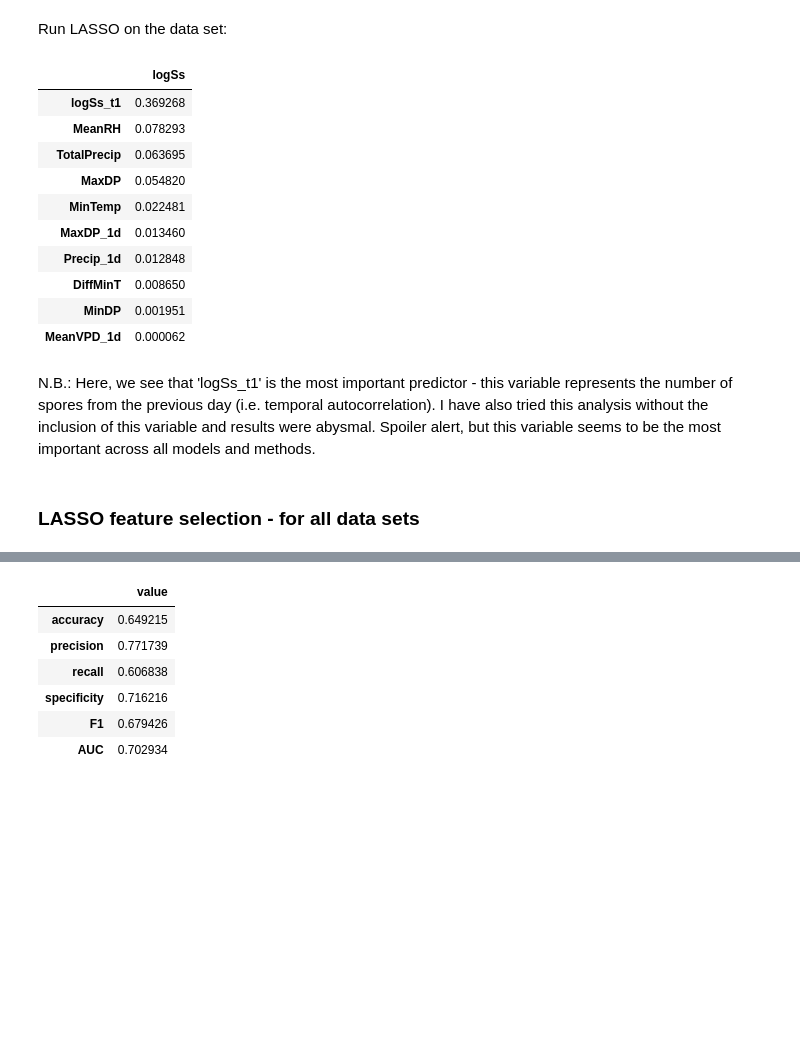
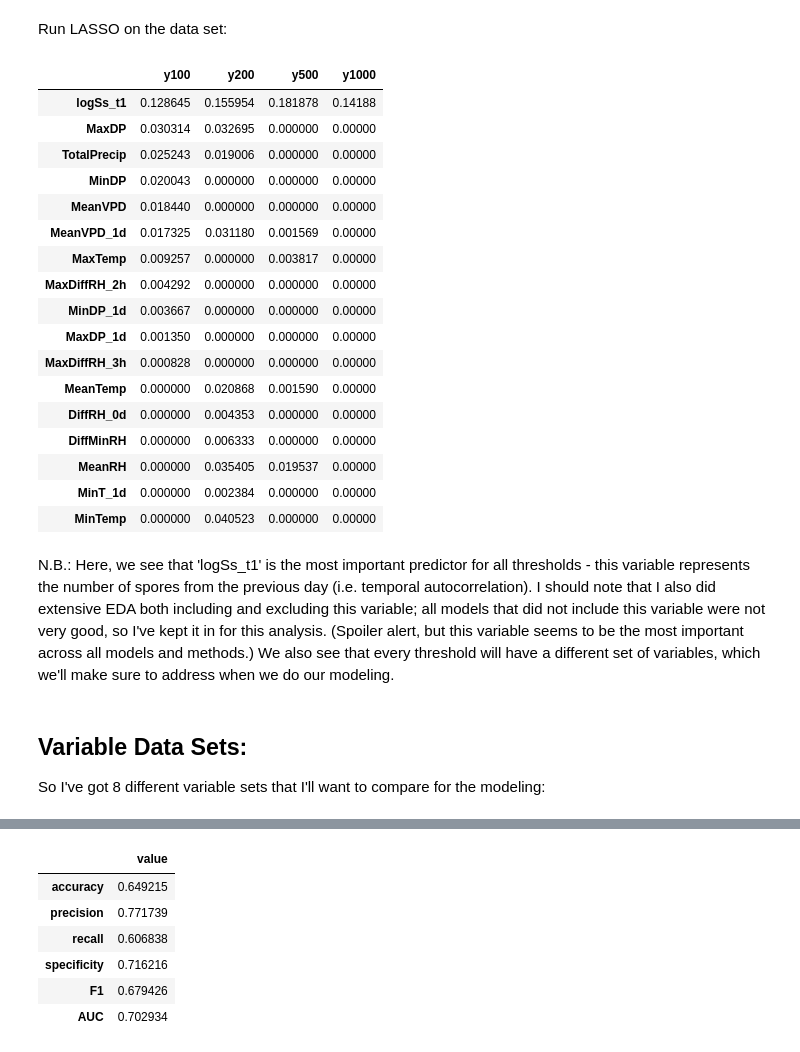
Before and after one commit to jdreich/Predicting_spores, a Jupyter notebook: ML_algorithms.ipynb, the cells around one changed output, grey strips where cells are left out. Saved outputs shown, nothing was run; the diff lists cells and outputs as text; code cells hidden in the pictures; blank space fills up the shorter version.

```diff
--- a/ML_algorithms.ipynb
+++ b/ML_algorithms.ipynb
@@ -360,10 +362,10 @@ y1000_test_nosoil = np.where(y_test_nosoil >= 1000, 1, 0)
 # %% [markdown]
 And this is probably not ideal practice, but I do want to get a sense of how many 'cases' we have in each of these data sets:
 # %%
-all_y = [y100_trainvalid_nosoil, y100_test_nosoil,
-         y200_trainvalid_nosoil, y200_test_nosoil,
-         y500_trainvalid_nosoil, y500_test_nosoil,
-         y1000_trainvalid_nosoil, y1000_test_nosoil]
+all_y = [y100_trainvalid, y100_test,
+         y200_trainvalid, y200_test,
+         y500_trainvalid, y500_test,
+         y1000_trainvalid, y1000_test]
 
 y_means = []
 for y in all_y:
@@ -490,57 +489,72 @@ preprocessor = ColumnTransformer([
 # %%
-preprocessor.fit(X_trainvalid_nosoil_log);
+preprocessor.fit(X_trainvalid_log);
 # %%
 ohe = preprocessor.named_transformers_['categorical'].named_steps['onehot']
 ohe_feature_names = list(ohe.get_feature_names_out(categorical_features))
 new_columns = numeric_feat_nosoil + ohe_feature_names
 new_columns;
 # %%
-# make data frames of the features
-X_trainvalid = pd.DataFrame(preprocessor.transform(X_trainvalid_nosoil_log),  index=X_trainvalid_nosoil_log.index,
+# make data frame of the transformed features:
+X_trainvalid = pd.DataFrame(preprocessor.transform(X_trainvalid_log),  index=X_trainvalid_log.index,
                             columns=new_columns)
-X_test = pd.DataFrame(preprocessor.transform(X_test_nosoil_log),  index=X_test_nosoil_log.index,  columns=new_columns)
-#X_all = pd.DataFrame(preprocessor.transform(asco_2019),  index=asco_2019.index,  columns=new_columns)
+X_test = pd.DataFrame(preprocessor.transform(X_test_log),  index=X_test_log.index,  columns=new_columns)
 # %% [markdown]
 Run LASSO on the data set:
 # %%
 # LASSO feature selection - need scaled features
-# ONE OPTION FOR DOING THIS BELOW: this is using the transformed/encoded X data set and using the binary y
-#                                  target
+# ONE OPTION FOR DOING THIS BELOW: which uses the log(no. spores) to model, rather than different thresholds;
+#       the problem with using different thresholds is that then you end up with 4 sets of selected variables
+#       (but this code is still there, just commented out)
+
 # Lasso:
 larcv = LassoCV(n_alphas=100, cv = 10, max_iter = 10000)
 
-#y_data_sets = [y100_trainvalid, y200_trainvalid, y500_trainvalid, y1000_trainvalid]
+y_data_sets = [y100_trainvalid, y200_trainvalid, y500_trainvalid, y1000_trainvalid]
 #y_data_sets = [ylog_all, y100_all, y200_all, y500_all, y1000_all]
-y_data_sets = [y_trainvalid_nosoil_log]
+#y_data_sets = [y_trainvalid_nosoil_log]
 larcv_coefs = pd.DataFrame(index = X_trainvalid.columns)
 
-# a for loop to perform all fits at once:
+# a for loop to perform all fits at once - this is more useful if we're wanting to use multiple data sets
+#    (i.e. if we were to use each of the different threshold data sets):
 for y in y_data_sets:
     larcv.fit(X_trainvalid, y)
+    # save coefficients in a data frame:
     larcv_ycoefs = pd.DataFrame(data=abs(larcv.coef_), index=X_trainvalid.columns)
 
     larcv_coefs = pd.concat([larcv_coefs, larcv_ycoefs], axis=1)
 
-#larcv_coefs.columns = ['ylog', 'y100', 'y200', 'y500', 'y1000']
-larcv_coefs.columns = ['logSs']
+# return the data frame:
+larcv_coefs.columns = ['y100', 'y200', 'y500', 'y1000']
+#larcv_coefs.columns = ['logSs']
 # %%
 # display results; remove variables that weren't selected in any of the models (i.e. their coefficient = 0)
-lasso_nosoil_log = larcv_coefs[(larcv_coefs.T > 1e-6).any()].sort_values(by='logSs', ascending=False)
+lasso_nosoil_log = larcv_coefs[(larcv_coefs.T > 1e-6).any()].sort_values(by='y100', ascending=False)
 lasso_nosoil_log_names = list(lasso_nosoil_log.index)
 lasso_nosoil_log
 # %% [output]
-|  | logSs |
-| logSs_t1 | 0.369268 |
-| MeanRH | 0.078293 |
-| TotalPrecip | 0.063695 |
-| MaxDP | 0.054820 |
-| MinTemp | 0.022481 |
-| MaxDP_1d | 0.013460 |
-| Precip_1d | 0.012848 |
-| DiffMinT | 0.008650 |
-| MinDP | 0.001951 |
-| MeanVPD_1d | 0.000062 |
+|  | y100 | y200 | y500 | y1000 |
+| logSs_t1 | 0.128645 | 0.155954 | 0.181878 | 0.14188 |
+| MaxDP | 0.030314 | 0.032695 | 0.000000 | 0.00000 |
+| TotalPrecip | 0.025243 | 0.019006 | 0.000000 | 0.00000 |
+| MinDP | 0.020043 | 0.000000 | 0.000000 | 0.00000 |
+| MeanVPD | 0.018440 | 0.000000 | 0.000000 | 0.00000 |
+| MeanVPD_1d | 0.017325 | 0.031180 | 0.001569 | 0.00000 |
+| MaxTemp | 0.009257 | 0.000000 | 0.003817 | 0.00000 |
+| MaxDiffRH_2h | 0.004292 | 0.000000 | 0.000000 | 0.00000 |
+| MinDP_1d | 0.003667 | 0.000000 | 0.000000 | 0.00000 |
+| MaxDP_1d | 0.001350 | 0.000000 | 0.000000 | 0.00000 |
+| MaxDiffRH_3h | 0.000828 | 0.000000 | 0.000000 | 0.00000 |
+| MeanTemp | 0.000000 | 0.020868 | 0.001590 | 0.00000 |
+| DiffRH_0d | 0.000000 | 0.004353 | 0.000000 | 0.00000 |
+| DiffMinRH | 0.000000 | 0.006333 | 0.000000 | 0.00000 |
+| MeanRH | 0.000000 | 0.035405 | 0.019537 | 0.00000 |
+| MinT_1d | 0.000000 | 0.002384 | 0.000000 | 0.00000 |
+| MinTemp | 0.000000 | 0.040523 | 0.000000 | 0.00000 |
 # %% [markdown]
-N.B.: Here, we see that 'logSs_t1' is the most important predictor - this variable represents the number of spores from the previous day (i.e. temporal autocorrelation). I have also tried this analysis without the inclusion of this variable and results were abysmal. Spoiler alert, but this variable seems to be the most important across all models and methods.
+N.B.: Here, we see that 'logSs_t1' is the most important predictor for all thresholds - this variable represents the number of spores from the previous day (i.e. temporal autocorrelation). I should note that I also did extensive EDA both including and excluding this variable; all models that did not include this variable were not very good, so I've kept it in for this analysis. (Spoiler alert, but this variable seems to be the most important across all models and methods.) We also see that every threshold will have a different set of variables, which we'll make sure to address when we do our modeling.
+# %% [markdown]
+## Variable Data Sets:
+
+So I've got 8 different variable sets that I'll want to compare for the modeling:
 # %%
 ## Variable selection sets:
@@ -599,5 +618,3 @@ feature_sets = [features_all, features_lasso, features_VIF, features_biology, fe
                features_same_day, features_previous_day, features_differences]
 feature_set_names = ['features_all', 'features_lasso', 'features_VIF', 'features_biology', 'features_no_correlation',
                      'features_same_day', 'features_previous_day', 'features_differences']
-# %% [markdown]
-### LASSO feature selection - for all data sets
```
Also changed, not shown: parts of 57 cells of this notebook, 1 other file.
